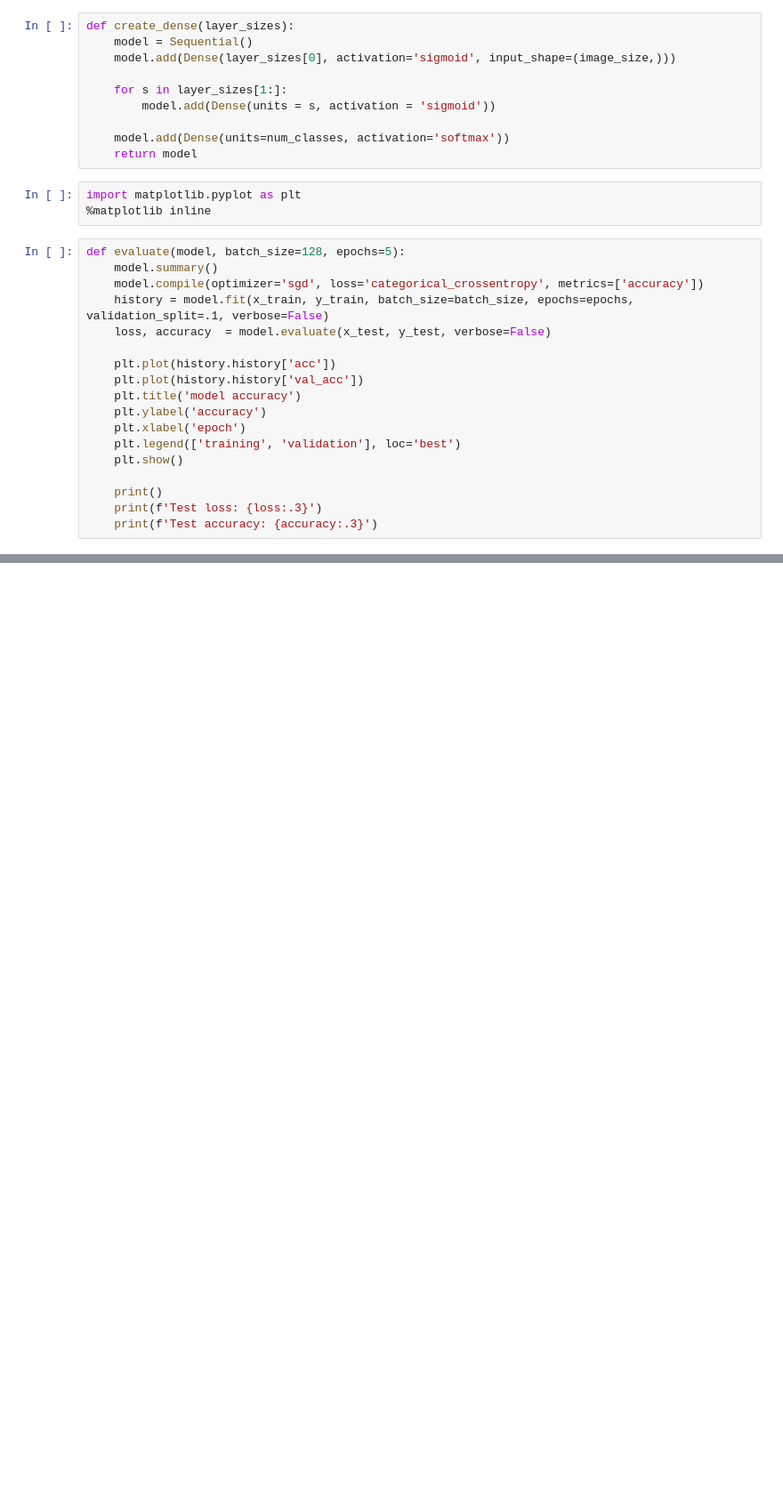
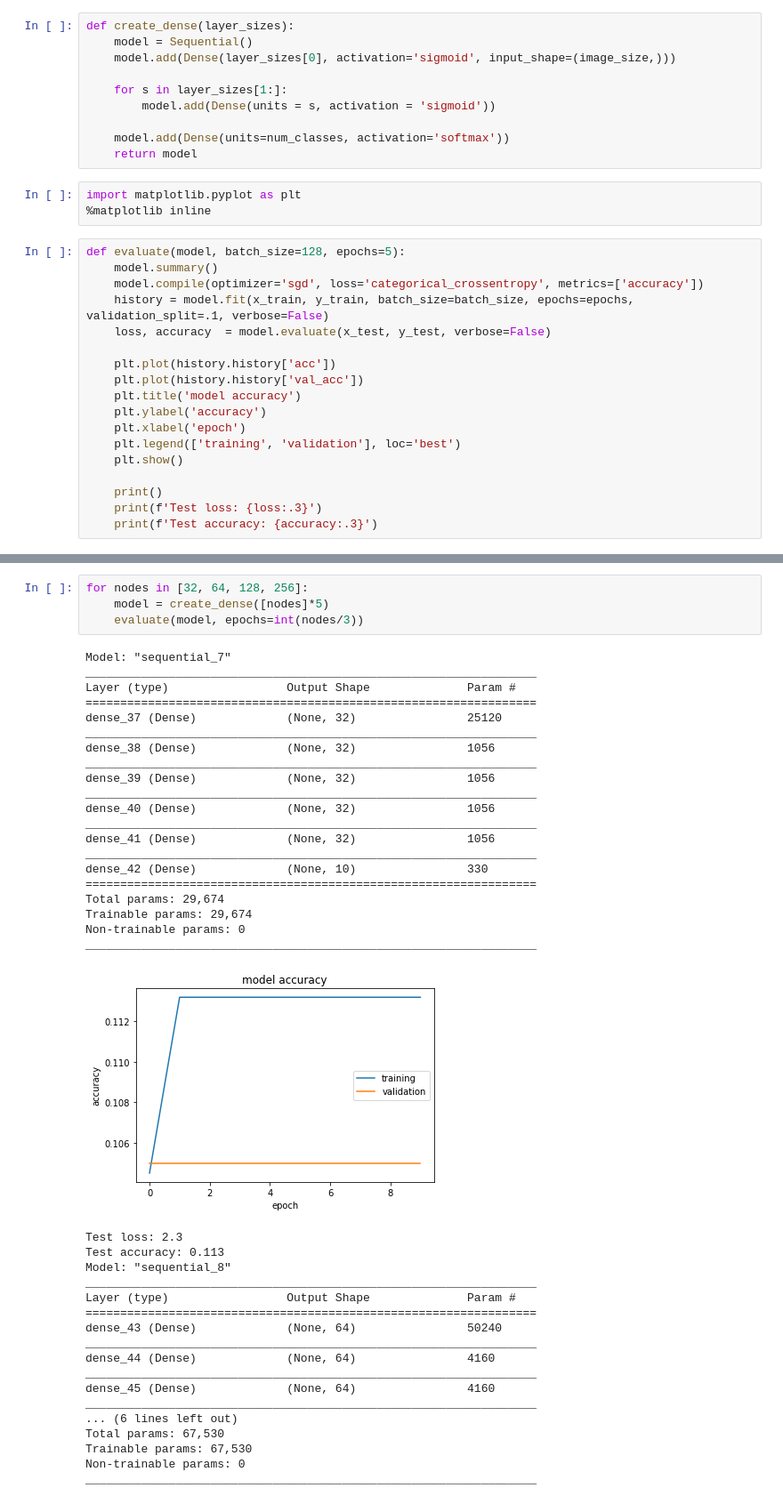
Before and after one commit to pavan71198/CS574-CVML, a Jupyter notebook: assgn-1/deep-neural-network.ipynb, the cells around one changed output, grey strips where cells are left out. Shown: that part at 89% size. Cells and saved outputs as stored; diff of their text form; blank space fills up the shorter version.

```diff
--- a/assgn-1/deep-neural-network.ipynb
+++ b/assgn-1/deep-neural-network.ipynb
@@ -144 +147,44 @@ Test loss: 2.29
 Test accuracy: 0.113
+# %%
+for nodes in [32, 64, 128, 256]:
+    model = create_dense([nodes]*5)
+    evaluate(model, epochs=int(nodes/3))
+# %% [output]
+Model: "sequential_7"
+_________________________________________________________________
+Layer (type)                 Output Shape              Param #
+=================================================================
+dense_37 (Dense)             (None, 32)                25120
+_________________________________________________________________
+dense_38 (Dense)             (None, 32)                1056
+_________________________________________________________________
+dense_39 (Dense)             (None, 32)                1056
+_________________________________________________________________
+dense_40 (Dense)             (None, 32)                1056
+_________________________________________________________________
+dense_41 (Dense)             (None, 32)                1056
+_________________________________________________________________
+dense_42 (Dense)             (None, 10)                330
+=================================================================
+Total params: 29,674
+Trainable params: 29,674
+Non-trainable params: 0
+_________________________________________________________________
+[figure, added]
+Test loss: 2.3
+Test accuracy: 0.113
+Model: "sequential_8"
+_________________________________________________________________
+Layer (type)                 Output Shape              Param #
+=================================================================
+dense_43 (Dense)             (None, 64)                50240
+_________________________________________________________________
+dense_44 (Dense)             (None, 64)                4160
+_________________________________________________________________
+dense_45 (Dense)             (None, 64)                4160
+_________________________________________________________________
+... (6 lines left out)
+Total params: 67,530
+Trainable params: 67,530
+Non-trainable params: 0
+_________________________________________________________________
```
Also changed, not shown: parts of 5 cells of this notebook.
